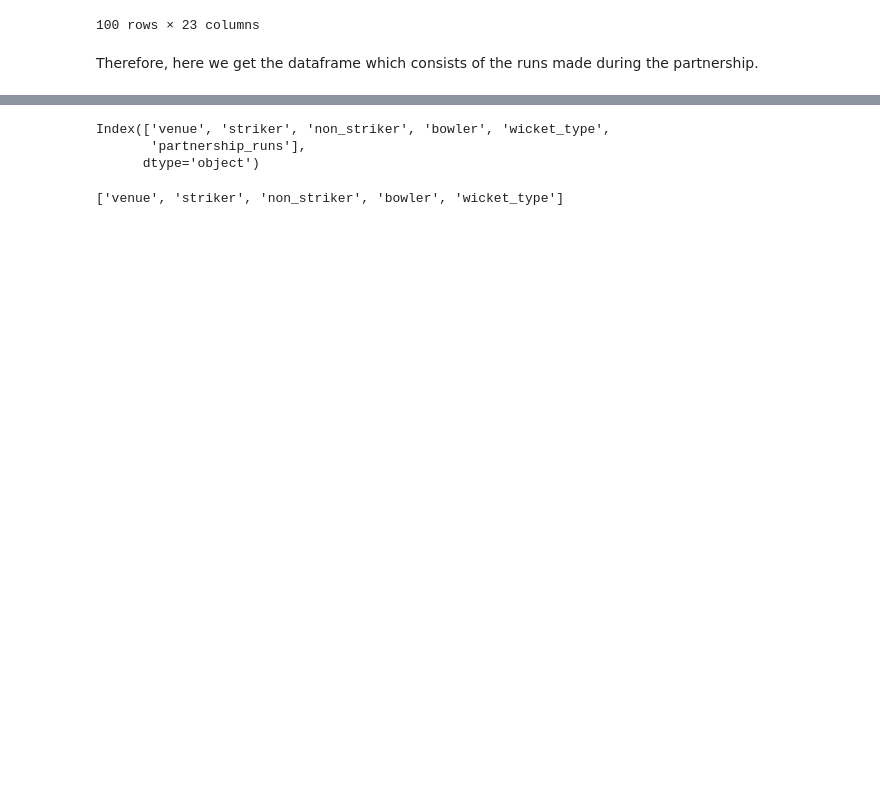
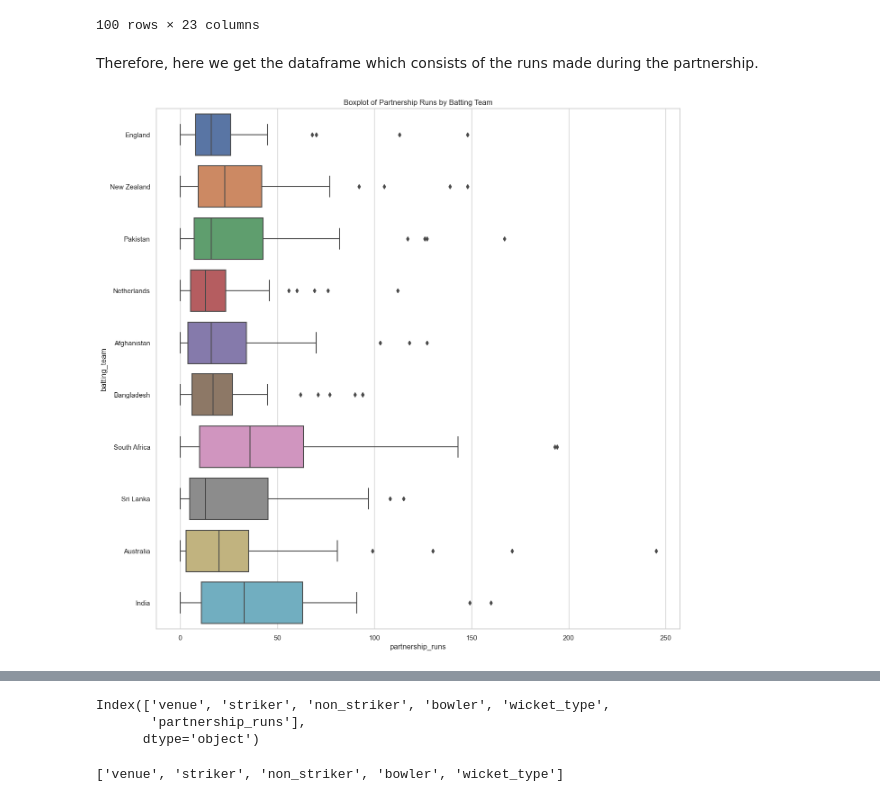
Before and after one commit to NancyPatel11/Data-Mining-Course-Project-3, a Jupyter notebook: code_files/partnership_prediction.ipynb, the cells around one changed output, grey strips where cells are left out. Drawn from its saved outputs; the diff is of its cells as text; code cells hidden in the pictures; blank space fills up the shorter version.

Commit message:
completed neccesary EDA for the partnership prediction

```diff
--- a/code_files/partnership_prediction.ipynb
+++ b/code_files/partnership_prediction.ipynb
@@ -240,4 +234,0 @@ The plot illustrates that the highest number of matches were held at Himachal Pr
-# %%
-sns.set(style="whitegrid")
-plt.figure(figsize=(15, 9))
-sns.countplot(data=df_deliveries, x="batting_team", hue="venue")
@@ -363,3 +349,10 @@ df_deliveries.head(100)
 100 rows × 23 columns
 # %% [markdown]
 Therefore, here we get the dataframe which consists of the runs made during the partnership.
+# %%
+plt.figure(figsize=(15, 15))
+sns.boxplot(x='partnership_runs', y='batting_team', data=df_deliveries)
+plt.title('Boxplot of Partnership Runs by Batting Team')
+plt.show()
+# %% [output]
+[figure, added]
```
Also changed, not shown: parts of 14 cells of this notebook.
